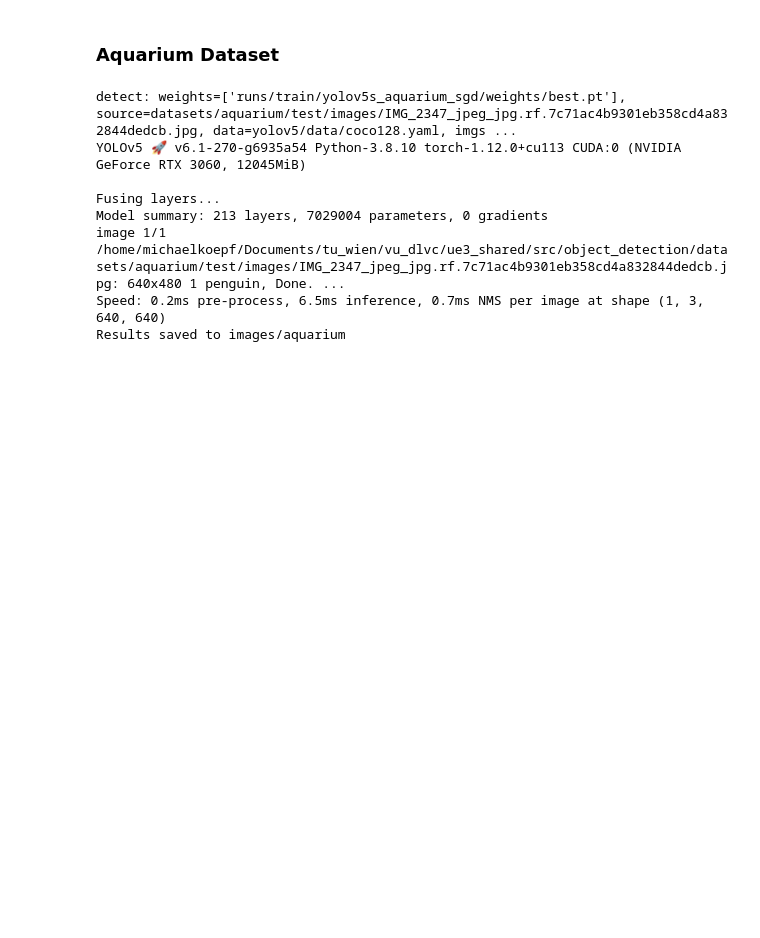
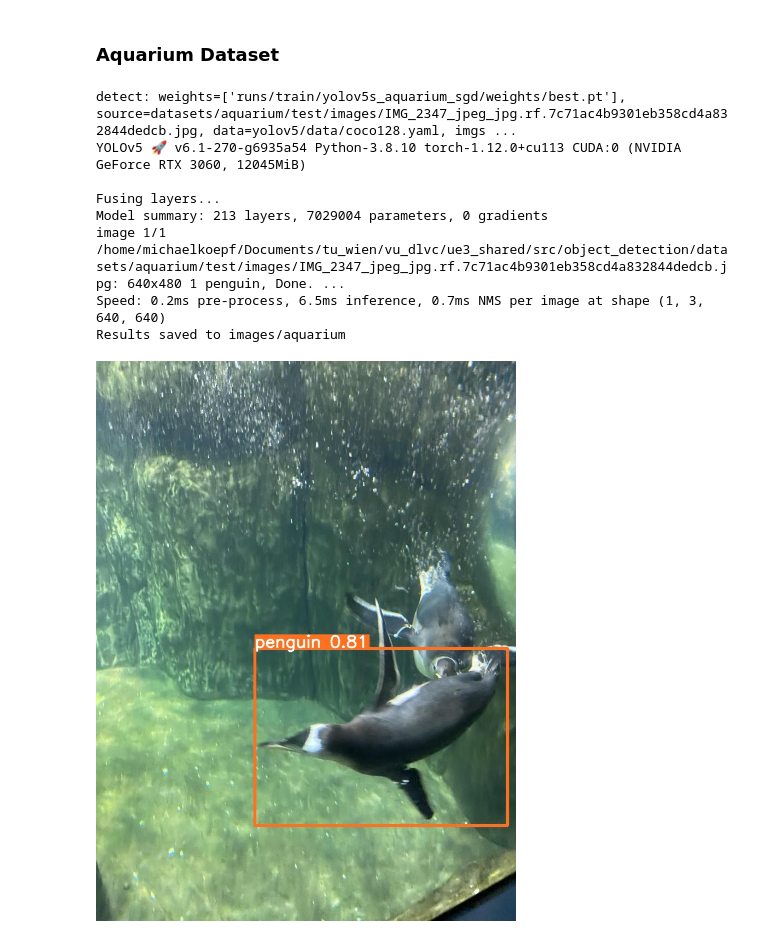
Before and after one commit to JPNMint/DLVC-S2022-Assignment-3, a Jupyter notebook: src/object_detection/assignment3_yolov5.ipynb, the cells around one changed output. Drawn from its saved outputs; the diff is of its cells as text; code cells hidden in the pictures; blank space fills up the shorter version.

```diff
--- a/src/object_detection/assignment3_yolov5.ipynb
+++ b/src/object_detection/assignment3_yolov5.ipynb
@@ -570,3 +583,7 @@ Model summary: 213 layers, 7029004 parameters, 0 gradients
 image 1/1 /home/michaelkoepf/Documents/tu_wien/vu_dlvc/ue3_shared/src/object_detection/datasets/aquarium/test/images/IMG_2347_jpeg_jpg.rf.7c71ac4b9301eb358cd4a832844dedcb.jpg: 640x480 1 penguin, Done. ...
 Speed: 0.2ms pre-process, 6.5ms inference, 0.7ms NMS per image at shape (1, 3, 640, 640)
 Results saved to images/aquarium
+# %%
+display(Image(filename=os.path.join("images", "aquarium", "IMG_2347_jpeg_jpg.rf.7c71ac4b9301eb358cd4a832844dedcb.jpg")))
+# %% [output]
+[figure, added]
```
Also changed, not shown: parts of 5 cells of this notebook, 1 other file.
